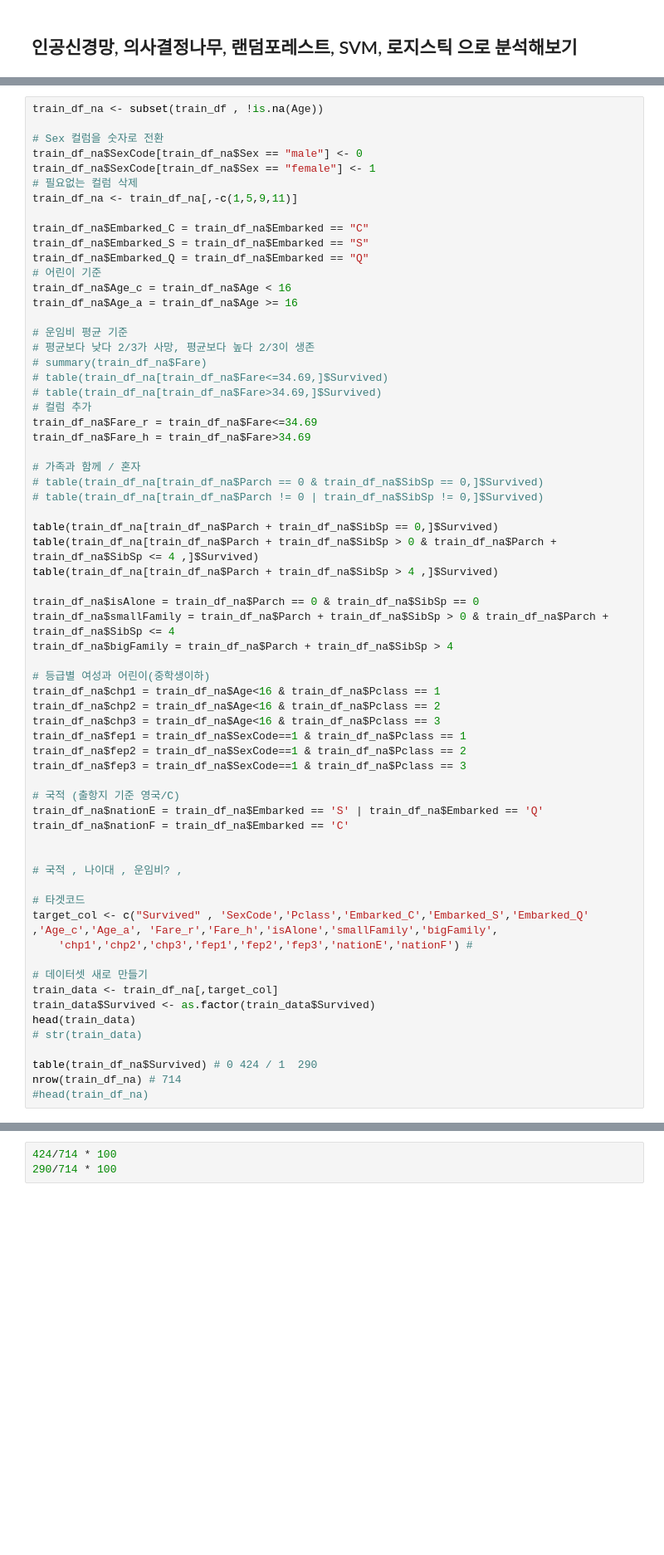
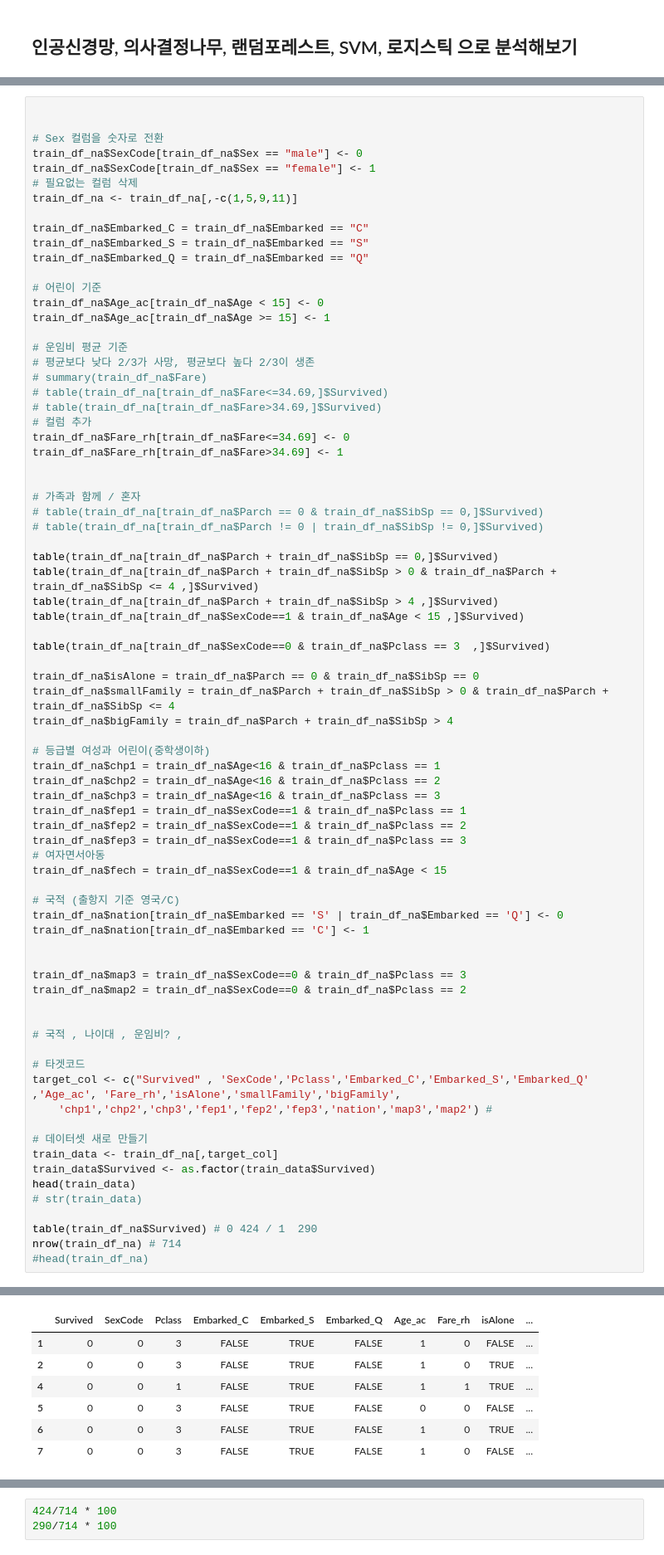
Before and after one commit to monargent0/TJRrrClass, a Jupyter notebook: 24. 타이타닉 데이터를 활용한 탑승자의 생사여부 예측.ipynb, the cells around one changed output, grey strips where cells are left out. Shown at 83% size. Drawn from its saved outputs; the diff is of its cells as text; blank space fills up the shorter version.

```diff
--- a/24. 타이타닉 데이터를 활용한 탑승자의 생사여부 예측.ipynb
+++ b/24. 타이타닉 데이터를 활용한 탑승자의 생사여부 예측.ipynb
@@ -826,5 +838,5 @@ pred 0 1
 # %%
-train_df_na <- subset(train_df , !is.na(Age))
+
 
 # Sex 컬럼을 숫자로 전환
 train_df_na$SexCode[train_df_na$Sex == "male"] <- 0
@@ -835,9 +847,10 @@ train_df_na <- train_df_na[,-c(1,5,9,11)]
 train_df_na$Embarked_C = train_df_na$Embarked == "C"
 train_df_na$Embarked_S = train_df_na$Embarked == "S"
 train_df_na$Embarked_Q = train_df_na$Embarked == "Q"
+
 # 어린이 기준
-train_df_na$Age_c = train_df_na$Age < 16
-train_df_na$Age_a = train_df_na$Age >= 16
+train_df_na$Age_ac[train_df_na$Age < 15] <- 0
+train_df_na$Age_ac[train_df_na$Age >= 15] <- 1
 
 # 운임비 평균 기준
 # 평균보다 낮다 2/3가 사망, 평균보다 높다 2/3이 생존
@@ -845,8 +858,9 @@ train_df_na$Age_a = train_df_na$Age >= 16
 # table(train_df_na[train_df_na$Fare<=34.69,]$Survived)
 # table(train_df_na[train_df_na$Fare>34.69,]$Survived)
 # 컬럼 추가
-train_df_na$Fare_r = train_df_na$Fare<=34.69
-train_df_na$Fare_h = train_df_na$Fare>34.69
+train_df_na$Fare_rh[train_df_na$Fare<=34.69] <- 0
+train_df_na$Fare_rh[train_df_na$Fare>34.69] <- 1
+
 
 # 가족과 함께 / 혼자
 # table(train_df_na[train_df_na$Parch == 0 & train_df_na$SibSp == 0,]$Survived)
@@ -855,6 +869,9 @@ train_df_na$Fare_h = train_df_na$Fare>34.69
 table(train_df_na[train_df_na$Parch + train_df_na$SibSp == 0,]$Survived)
 table(train_df_na[train_df_na$Parch + train_df_na$SibSp > 0 & train_df_na$Parch + train_df_na$SibSp <= 4 ,]$Survived)
 table(train_df_na[train_df_na$Parch + train_df_na$SibSp > 4 ,]$Survived)
+table(train_df_na[train_df_na$SexCode==1 & train_df_na$Age < 15 ,]$Survived)
+
+table(train_df_na[train_df_na$SexCode==0 & train_df_na$Pclass == 3  ,]$Survived)
 
 train_df_na$isAlone = train_df_na$Parch == 0 & train_df_na$SibSp == 0
 train_df_na$smallFamily = train_df_na$Parch + train_df_na$SibSp > 0 & train_df_na$Parch + train_df_na$SibSp <= 4
@@ -867,17 +884,23 @@ train_df_na$chp3 = train_df_na$Age<16 & train_df_na$Pclass == 3
 train_df_na$fep1 = train_df_na$SexCode==1 & train_df_na$Pclass == 1
 train_df_na$fep2 = train_df_na$SexCode==1 & train_df_na$Pclass == 2
 train_df_na$fep3 = train_df_na$SexCode==1 & train_df_na$Pclass == 3
+# 여자면서아동
+train_df_na$fech = train_df_na$SexCode==1 & train_df_na$Age < 15
 
 # 국적 (출항지 기준 영국/C)
-train_df_na$nationE = train_df_na$Embarked == 'S' | train_df_na$Embarked == 'Q'
-train_df_na$nationF = train_df_na$Embarked == 'C'
+train_df_na$nation[train_df_na$Embarked == 'S' | train_df_na$Embarked == 'Q'] <- 0
+train_df_na$nation[train_df_na$Embarked == 'C'] <- 1
+
+
+train_df_na$map3 = train_df_na$SexCode==0 & train_df_na$Pclass == 3
+train_df_na$map2 = train_df_na$SexCode==0 & train_df_na$Pclass == 2
 
 
 # 국적 , 나이대 , 운임비? ,
 
 # 타겟코드
-target_col <- c("Survived" , 'SexCode','Pclass','Embarked_C','Embarked_S','Embarked_Q' ,'Age_c','Age_a', 'Fare_r','Fare_h','isAlone','smallFamily','bigFamily',
-    'chp1','chp2','chp3','fep1','fep2','fep3','nationE','nationF') #
+target_col <- c("Survived" , 'SexCode','Pclass','Embarked_C','Embarked_S','Embarked_Q' ,'Age_ac', 'Fare_rh','isAlone','smallFamily','bigFamily',
+    'chp1','chp2','chp3','fep1','fep2','fep3','nation','map3','map2') #
 
 # 데이터셋 새로 만들기
 train_data <- train_df_na[,target_col]
@@ -907,0 +925,7 @@ nrow(train_df_na) # 714
+|  | Survived | SexCode | Pclass | Embarked_C | Embarked_S | Embarked_Q | Age_ac | Fare_rh | isAlone | ... |
+| 1 | 0 | 0 | 3 | FALSE | TRUE | FALSE | 1 | 0 | FALSE | ... |
+| 2 | 0 | 0 | 3 | FALSE | TRUE | FALSE | 1 | 0 | TRUE | ... |
+| 4 | 0 | 0 | 1 | FALSE | TRUE | FALSE | 1 | 1 | TRUE | ... |
+| 5 | 0 | 0 | 3 | FALSE | TRUE | FALSE | 0 | 0 | FALSE | ... |
+| 6 | 0 | 0 | 3 | FALSE | TRUE | FALSE | 1 | 0 | TRUE | ... |
+| 7 | 0 | 0 | 3 | FALSE | TRUE | FALSE | 1 | 0 | FALSE | ... |
```
Also changed, not shown: parts of 12 cells of this notebook, 13 other files.
